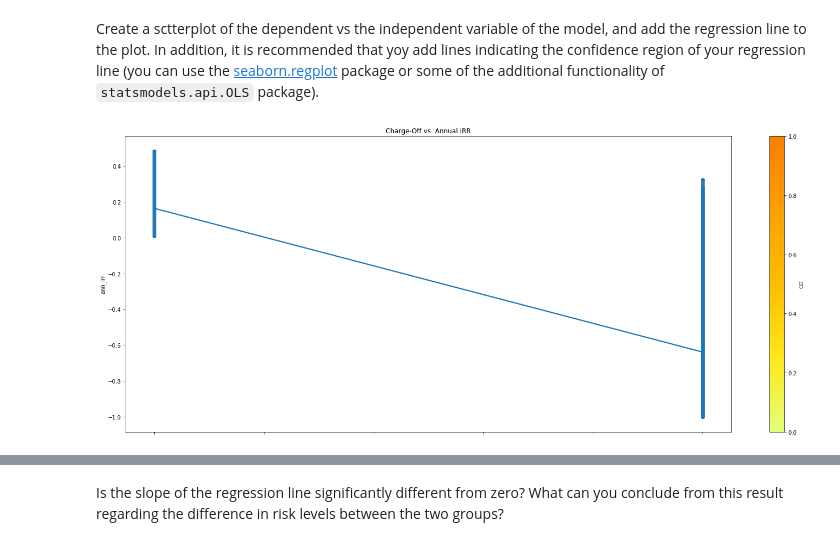
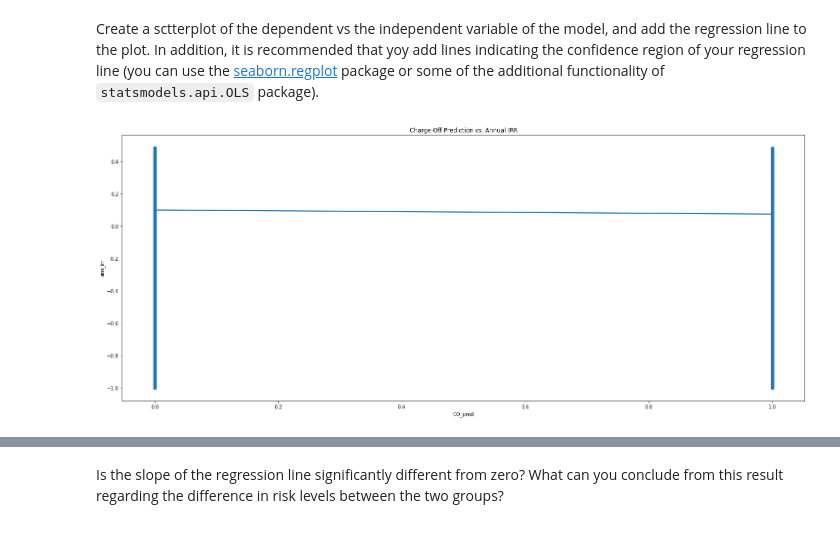
Before and after one commit to Pagaya-Pro/PagayaPro2021, a Jupyter notebook: assignments/assignment2/assignment2.ipynb, the cells around one changed output, grey strips where cells are left out. Drawn from its saved outputs; the diff is of its cells as text; code cells hidden in the pictures.

```diff
--- a/assignments/assignment2/assignment2.ipynb
+++ b/assignments/assignment2/assignment2.ipynb
@@ -907,10 +899,13 @@ dtype: float64
 # %% [markdown]
 Create a sctterplot of the dependent vs the independent variable of the model, and add the regression line to the plot. In addition, it is recommended that yoy add lines indicating the confidence region of your regression line (you can use the [seaborn.regplot](https://seaborn.pydata.org/generated/seaborn.regplot.html) package or some of the additional functionality of `statsmodels.api.OLS` package).
 # %%
-enriched_features.plot.scatter(x= "CO", y= "ann_irr", c='CO', colormap="Wistia", alpha=1, s=3, figsize=(25, 10), title="Charge-Off vs. Annual IRR")
-sns.regplot(x="CO", y="ann_irr", data=enriched_features);
+plt.figure(figsize=(25, 10))
+plt.xlabel("Charge Off Prediction")
+plt.ylabel("Annual IRR")
+plt.title("Charge-Off Prediction vs. Annual IRR")
+sns.regplot(x="CO_pred", y="ann_irr", data=enriched_features);
 # %% [output]
-[figure, old version]
+[figure, new version]
 # %%
 results.fittedvalues.value_counts()
 # %% [output]
```
Also changed, not shown: parts of 30 cells of this notebook.
